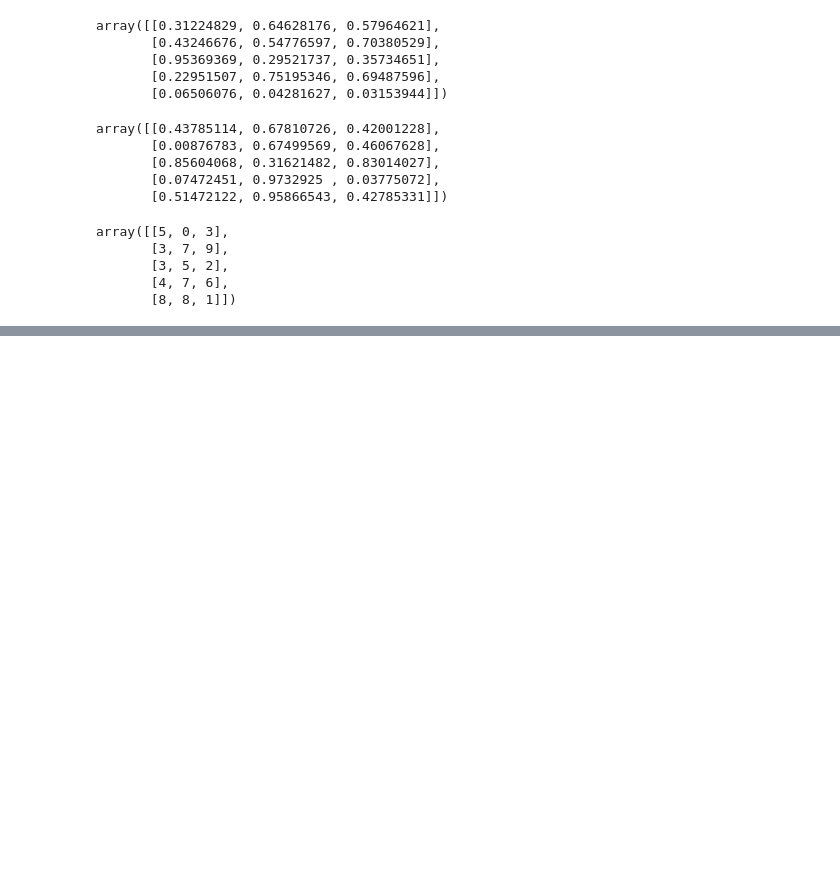
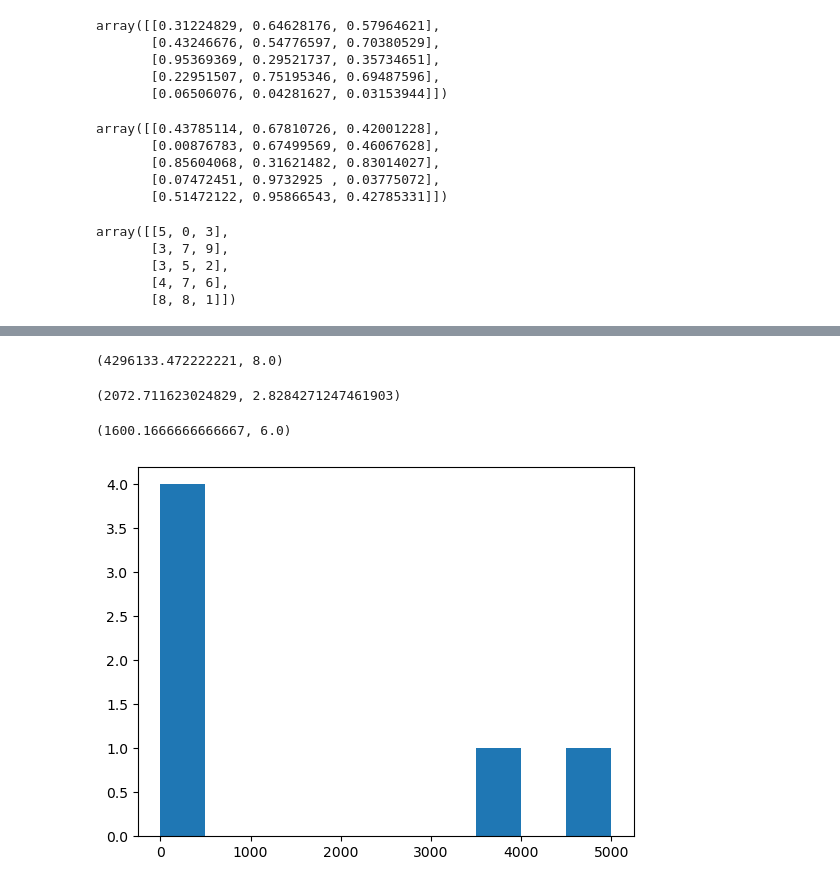
Before and after one commit to AliNisarAhmed/ml-ds-course, a Jupyter notebook: sample-project/Introduction to Numpy.ipynb, the cells around one changed output, grey strips where cells are left out. Drawn from its saved outputs; the diff is of its cells as text; code cells hidden in the pictures; blank space fills up the shorter version.

Commit message:
feat: numpy arrays

```diff
--- a/sample-project/Introduction to Numpy.ipynb
+++ b/sample-project/Introduction to Numpy.ipynb
@@ -154,0 +405,15 @@ array([[5, 0, 3],
+# %%
+high_var_array = np.array([1, 100, 200, 300, 4000, 5000])
+low_var_array = np.array([2, 4, 6, 8, 10])
+# %%
+np.var(high_var_array),np.var(low_var_array)
+# %% [output]
+(4296133.472222221, 8.0)
+# %%
+np.std(high_var_array), np.std(low_var_array)
+# %% [output]
+(2072.711623024829, 2.8284271247461903)
+# %%
+np.mean(high_var_array), np.mean(low_var_array)
+# %% [output]
+(1600.1666666666667, 6.0)
@@ -154,0 +422,5 @@ array([[5, 0, 3],
+# %%
+plt.hist(high_var_array)
+plt.show()
+# %% [output]
+[figure, added]
```
Also changed, not shown: parts of 52 cells of this notebook.
